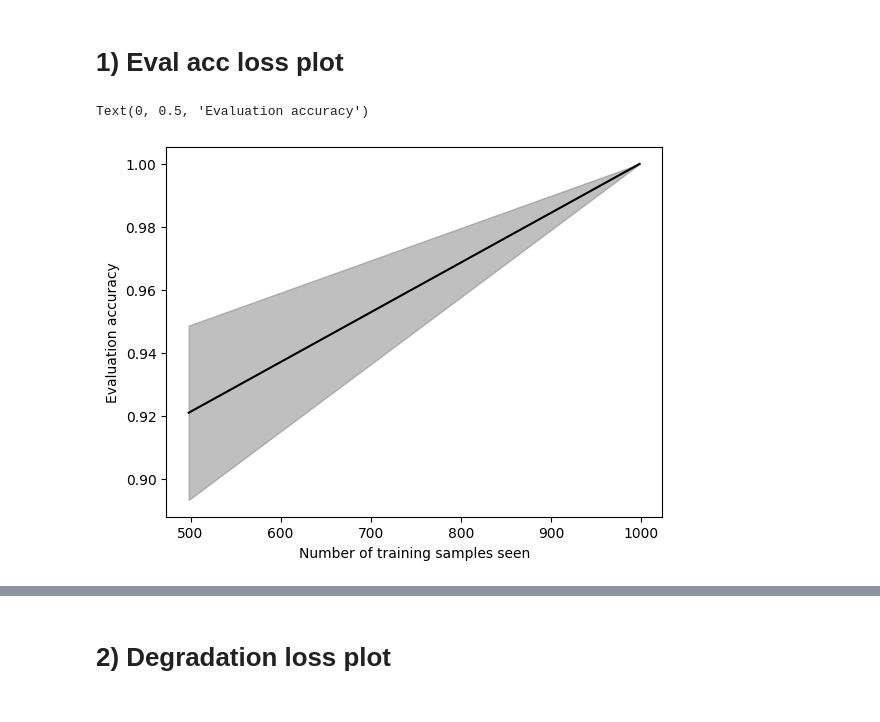
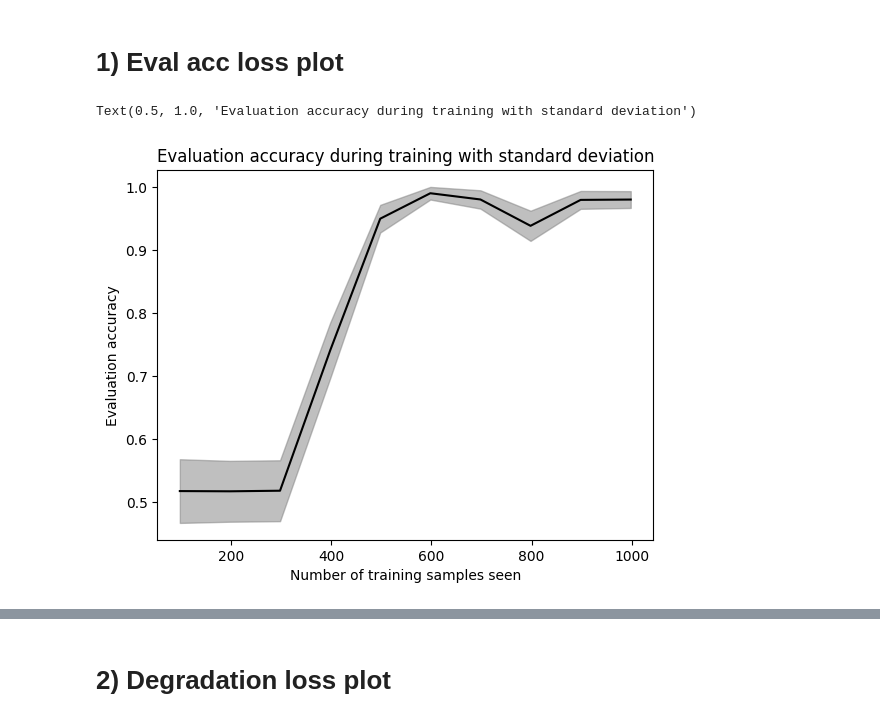
Before and after one commit to marluxiaboss/text_llm_detector, a Jupyter notebook: create_plots_from_logs.ipynb, the cells around one changed output, grey strips where cells are left out. Drawn from its saved outputs; the diff is of its cells as text; code cells hidden in the pictures.

Commit message:
added more plots

```diff
--- a/create_plots_from_logs.ipynb
+++ b/create_plots_from_logs.ipynb
@@ -31,7 +31,7 @@ import jsonlines
 # %%
 #roberta_training_base = "./saved_training_logs/output_freeze_model/roberta"
 roberta_training_base = "./outputs_full_finetuning/roberta/"
-training_logs = roberta_training_base + "25_03_1216/training_logs.json"
+training_logs = roberta_training_base + "25_03_1240/training_logs.json"
 # %%
 training_logs_data = []
 for line in jsonlines.open(training_logs):
@@ -97,10 +108,12 @@ display(training_loss_df)
 # %%
 plt.fill_between(eval_acc_df["samples"], eval_acc_df["accuracy"] - eval_acc_df["std"],
                   eval_acc_df["accuracy"] + eval_acc_df["std"], alpha = 0.5, color = 'gray')
 plt.plot(eval_acc_df["samples"], eval_acc_df["accuracy"], color = 'black')
 #
 plt.xlabel('Number of training samples seen')
 plt.ylabel('Evaluation accuracy')
+
+plt.title('Evaluation accuracy during training with standard deviation')
 # %% [output]
-Text(0, 0.5, 'Evaluation accuracy')
+Text(0.5, 1.0, 'Evaluation accuracy during training with standard deviation')
-[figure, old version]
+[figure, new version]
```
Also changed, not shown: parts of 9 cells of this notebook, 2 other files.
